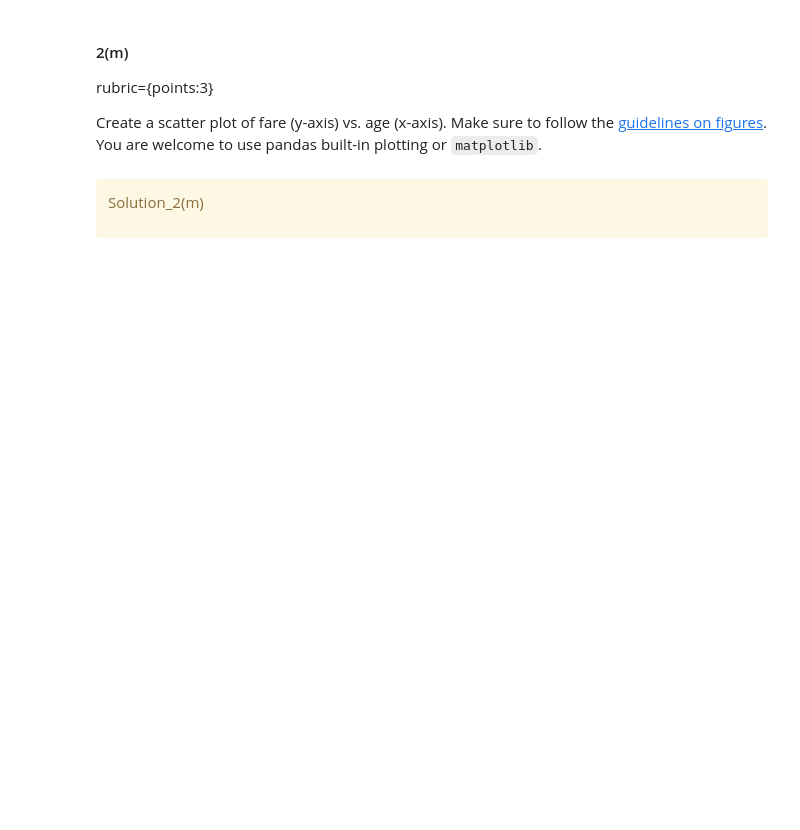
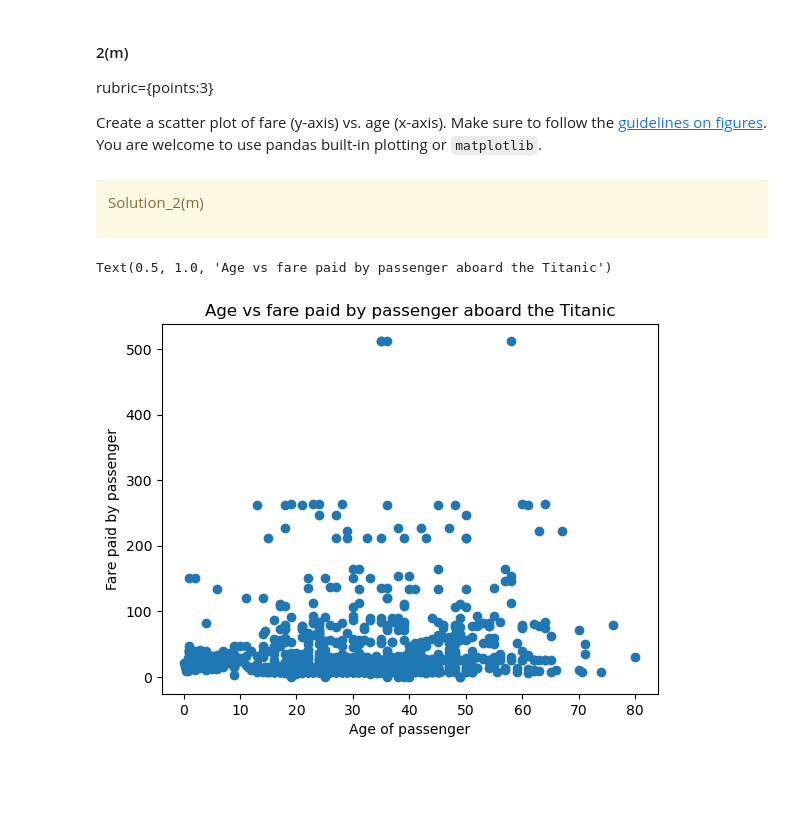
Before and after one commit to kaigg96/cpsc330-2023s, a Jupyter notebook: hw/hw1/hw1.ipynb, the cells around one changed output. Saved outputs shown, nothing was run; the diff lists cells and outputs as text; code cells hidden in the pictures; blank space fills up the shorter version.

```diff
--- a/hw/hw1/hw1.ipynb
+++ b/hw/hw1/hw1.ipynb
@@ -110,3 +117,5 @@ titanic_df = None
+# %%
+titanic_df = pd.read_csv('data/titanic.csv')
 # %%
 assert set(titanic_df.columns) == set(
     [
@@ -141,3 +152,7 @@ The column names `sibsp` and `parch` are not very descriptive. Use `df.rename()`
 Solution_2(b)
 
 </div>
+# %%
+renaming_cols = {"sibsp":"siblings_spouses", "parch":"parents_children"}
+titanic_df = titanic_df.rename(columns=renaming_cols)
+titanic_df.columns
@@ -294,6 +424,18 @@ Create a scatter plot of fare (y-axis) vs. age (x-axis). Make sure to follow the
 Solution_2(m)
 
 </div>
+# %%
+x = titanic_df['age']
+y = titanic_df['fare']
+
+fig, ax = plt.subplots()
+ax.scatter(x, y)
+ax.set_xlabel('Age of passenger')
+ax.set_ylabel('Fare paid by passenger')
+ax.set_title('Age vs fare paid by passenger aboard the Titanic')
+# %% [output]
+Text(0.5, 1.0, 'Age vs fare paid by passenger aboard the Titanic')
+[figure, added]
 # %% [markdown]
 <br><br>
 # %% [markdown]
```
Also changed, not shown: parts of 31 cells of this notebook, 4 other files.
